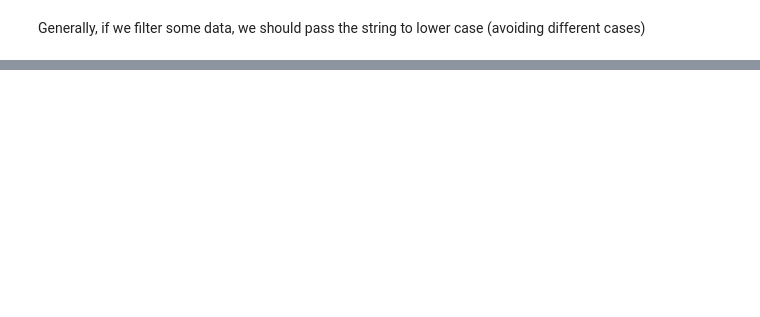
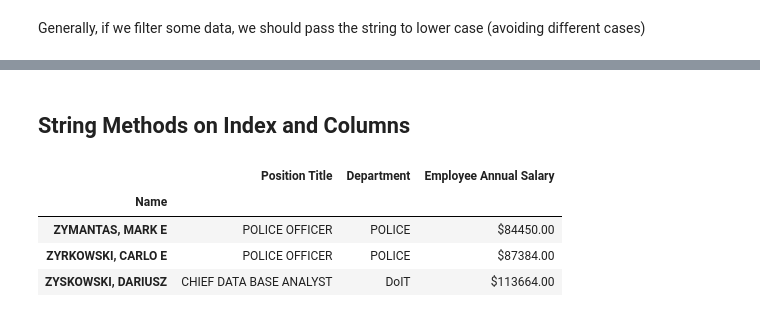
Before and after one commit to fabiodemo/course_data_analysis_with_pandas, a Jupyter notebook: pandas/Working with Text Data.ipynb, the cells around one changed output, grey strips where cells are left out. Cells and saved outputs as stored; diff of their text form; code cells hidden in the pictures; blank space fills up the shorter version.

```diff
--- a/pandas/Working with Text Data.ipynb
+++ b/pandas/Working with Text Data.ipynb
@@ -263,0 +154,12 @@ chicago[chicago["Position Title"].str.lower().str.startswith("water")]
+# %% [markdown]
+## String Methods on Index and Columns
+# %%
+chicago = pd.read_csv("chicago.csv", index_col="Name").dropna(how = "all")
+chicago.Department.astype("category")
+chicago.tail(3)
+# %% [output]
+|  | Position Title | Department | Employee Annual Salary |
+| Name |  |  |  |
+| ZYMANTAS, MARK E | POLICE OFFICER | POLICE | $84450.00 |
+| ZYRKOWSKI, CARLO E | POLICE OFFICER | POLICE | $87384.00 |
+| ZYSKOWSKI, DARIUSZ | CHIEF DATA BASE ANALYST | DoIT | $113664.00 |
```
Also changed, not shown: parts of 60 cells of this notebook.
